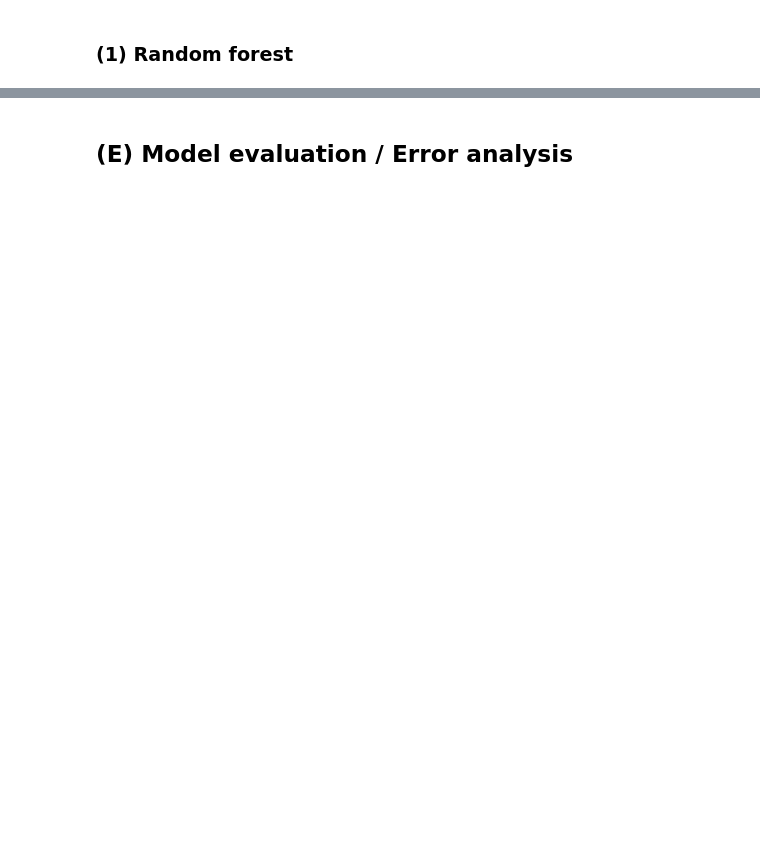
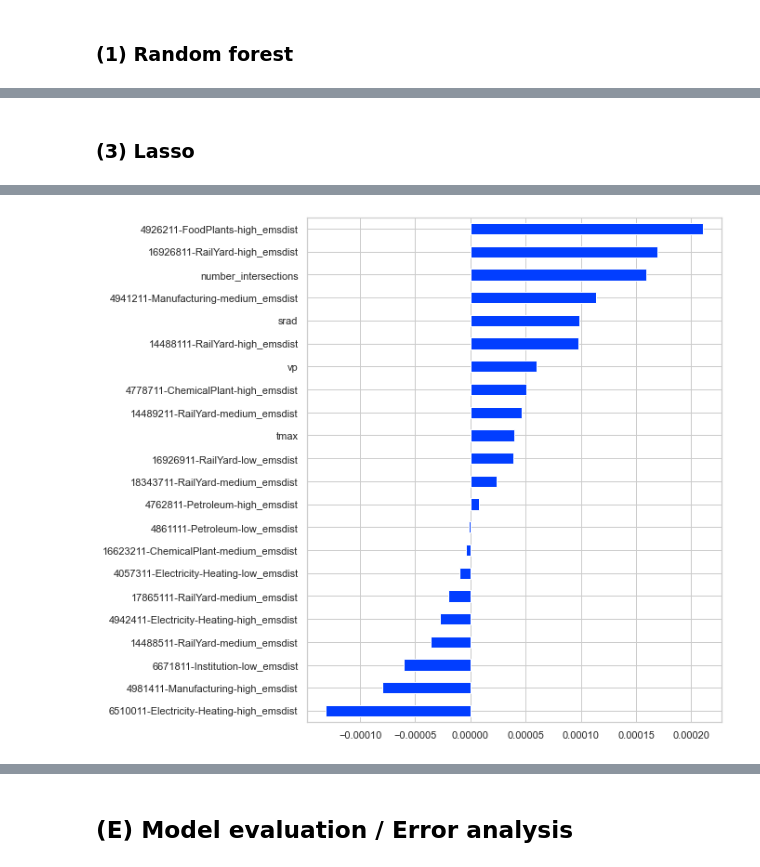
Before and after one commit to v4vigtory/Hyperlocal-Air-Quality-Prediction-in-Houston-neighborhoods, a Jupyter notebook: notebooks/models/standard_models.ipynb, the cells around one changed output, grey strips where cells are left out. Saved outputs shown, nothing was run; the diff lists cells and outputs as text; code cells hidden in the pictures; blank space fills up the shorter version.

```diff
--- a/notebooks/models/standard_models.ipynb
+++ b/notebooks/models/standard_models.ipynb
@@ -260,3 +220,19 @@ print(selected_features_rfe)
+# %%
+# function to scale and transform input data -- make it flexible to account for PCA as well
+def get_data(X, y):
+    X = X.values
+    y = y.values
+    # scaling the data
+    feature_scaler = StandardScaler()
+    X = feature_scaler.fit_transform(X)
+    return X, y
+
+# acquiring transformed data
+X_arr, y_arr = get_data(X, y)
+cols = X.columns
+
+# master list for all model scores
+model_scores = {}
 # %% [markdown]
 ### (1) Random forest
 # %%
@@ -334,30 +365,47 @@ print(best_result)
+# %% [markdown]
+### (3) Lasso
 # %%
-# creating training set (there is no pre-prepared test set for CV)
-X_train = X.iloc[:200, :3].values
-y_train = y.iloc[:200].values
+def lasso_model(X_arr, y_arr, grid_param, cols):
+    # defining the regressor
+    regressor = Lasso(random_state=1)
 
-# scaling the data
-feature_scaler = StandardScaler()
-X_train = feature_scaler.fit_transform(X_train)
+    # do RandomizedSearchCV
+    gd_sr = GridSearchCV(estimator=regressor,
+                        param_grid=grid_param,
+                        scoring='neg_mean_squared_error',
+                        cv=5,
+                        n_jobs=-1)
 
-# defining the regressor
-regressor = Lasso(random_state=0)
+    gd_sr.fit(X_arr, y_arr)
+    best_parameters = gd_sr.best_params_
+    best_score = gd_sr.best_score_
 
-# using grid search -- use more hyperparameters
+    # feature importance list
+    coef = pd.Series(gd_sr.best_estimator_.coef_, index = cols)
+    print("Lasso picked " + str(sum(coef != 0)) +
+      " variables and eliminated the other " +  str(sum(coef == 0)) + " variables")
+
+    # plotting the selected features
+    coef[coef != 0].sort_values().plot(kind = "barh")
+
+    # saving the model to file
+    pkl_filename = "lasso_model.pkl"
+    with open(pkl_filename, 'wb') as file:
+        pickle.dump(gd_sr.best_estimator_, file)
+
+    print("The final set of hyperparameters are:", best_parameters)
+    print("The Neg. MSE after tuning is:", best_score)
+
+    return best_score
+
+
 grid_param = {
-        'alpha':[1e-3, 1e-2, 1e-1, 1]
-        }
+            'alpha':[1e-5, 1e-4, 1e-3, 1e-2, 1e-1, 1]
+            }
 
-gd_sr = GridSearchCV(estimator=regressor,
-                     param_grid=grid_param,
-                     scoring='neg_mean_squared_error',
-                     cv=2,
-                     n_jobs=-1)
+# building the model
+final_score = lasso_model(X_arr, y_arr, grid_param, cols)
 
-gd_sr.fit(X_train, y_train)
-
-best_parameters = gd_sr.best_params_
-print(best_parameters)
-
-best_result = gd_sr.best_score_
-print(best_result)
+# saving tuned model score to master dict
+model_scores["Lasso"] = final_score
+# %% [output]
@@ -363,0 +415 @@ print(best_result)
+[figure, added]
```
Also changed, not shown: parts of 32 cells of this notebook.
